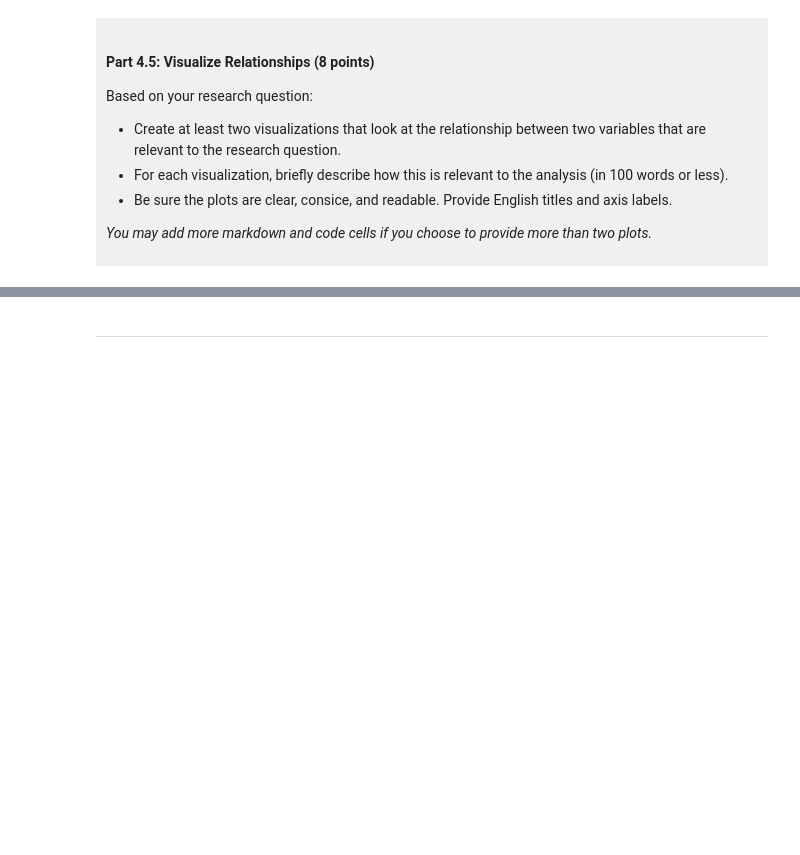
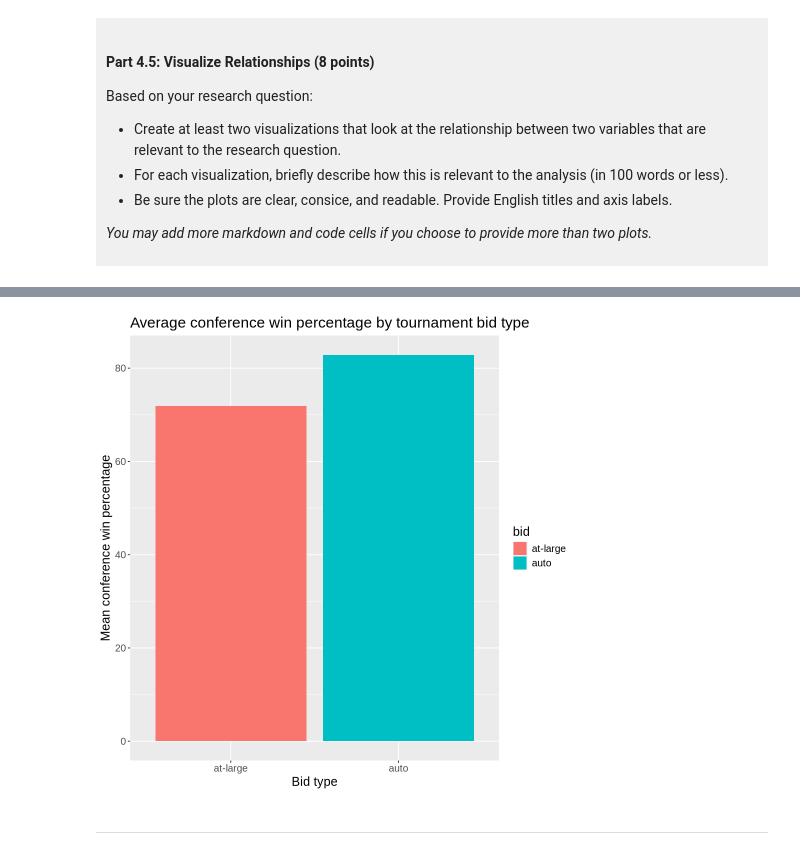
Before and after one commit to EZ-dot346/dsci-100-project-eva-zhou, a Jupyter notebook: dsci-100-project-notebook.ipynb, the cells around one changed output, grey strips where cells are left out. Cells and saved outputs as stored; diff of their text form; code cells hidden in the pictures; blank space fills up the shorter version.

```diff
--- a/dsci-100-project-notebook.ipynb
+++ b/dsci-100-project-notebook.ipynb
@@ -320,5 +392,21 @@ Visualization 2: %%% EDIT THIS MARKDOWN CELL%%%
 # %%
-### EDIT THIS CODE CELL FOR VISUALIZATION 2###
+conf_bid_summary <- basketball_tidy |>
+    group_by(bid) |>
+    summarize(mean_conf = mean(conf_wins_pct))
+
+options(repr.plot.width = 8, repr.plot.height = 8)
+
+plot2 <- conf_bid_summary |>
+    ggplot(aes(x = bid, y = mean_conf, fill = bid)) +
+    geom_bar(stat = "identity")+
+    labs(
+        title = "Average conference win percentage by tournament bid type",
+        x = "Bid type",
+        y = "Mean conference win percentage") +
+    theme(text = element_text(size = 15))
+plot2
+# %% [output]
+[figure, added]
 # %% [markdown]
 ------
 # %% [markdown]
```
Also changed, not shown: parts of 9 cells of this notebook.
